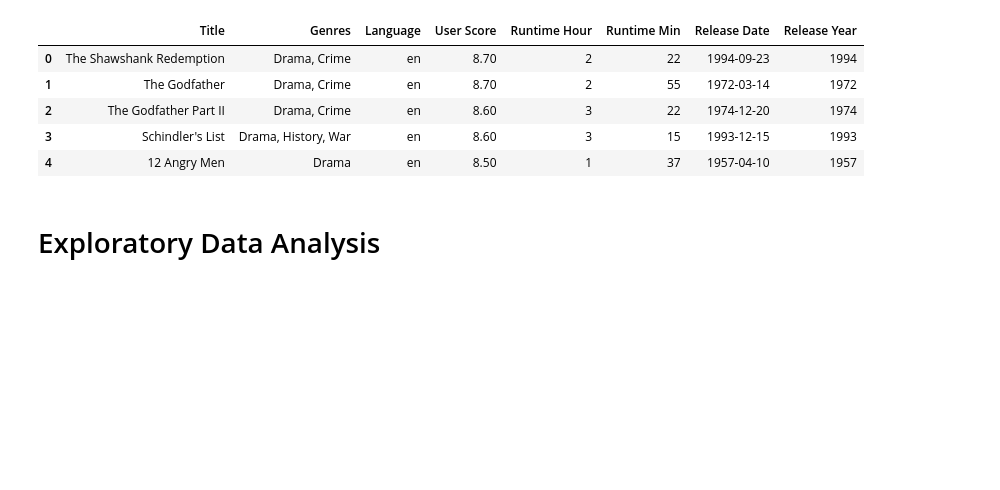
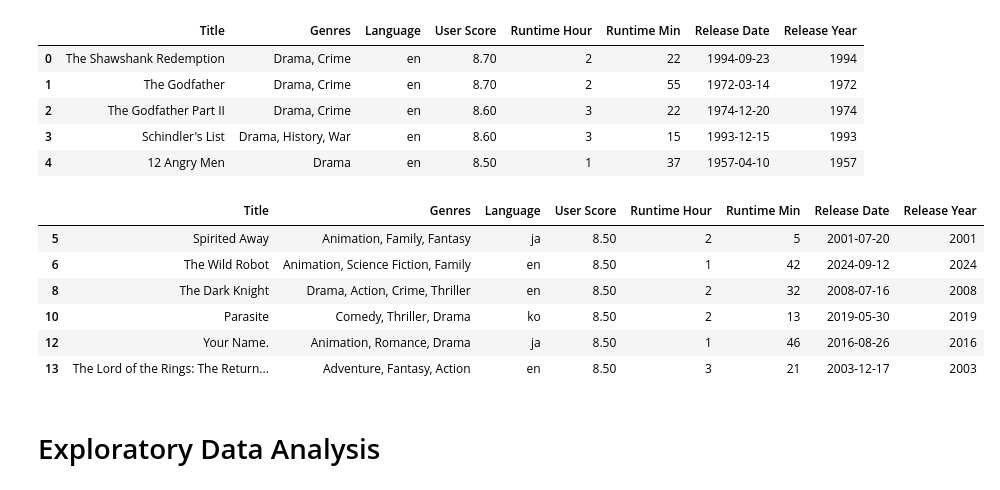
Before and after one commit to nebulos007/m2_project, a Jupyter notebook: movies.ipynb, the cells around one changed output. Saved outputs shown, nothing was run; the diff lists cells and outputs as text; code cells hidden in the pictures; blank space fills up the shorter version.

```diff
--- a/movies.ipynb
+++ b/movies.ipynb
@@ -188,6 +188,22 @@ movies.head()
 | 2 | The Godfather Part II | Drama, Crime | en | 8.60 | 3 | 22 | 1974-12-20 | 1974 |
 | 3 | Schindler's List | Drama, History, War | en | 8.60 | 3 | 15 | 1993-12-15 | 1993 |
 | 4 | 12 Angry Men | Drama | en | 8.50 | 1 | 37 | 1957-04-10 | 1957 |
+# %%
+# Filter for movies made after a certain year and above a certain score
+
+year_filter = 2000
+score_filter = 8.5
+filtered_movies = movies[(movies['Release Year'] >= year_filter) & (movies['User Score'] >= score_filter)]
+
+filtered_movies
+# %% [output]
+|  | Title | Genres | Language | User Score | Runtime Hour | Runtime Min | Release Date | Release Year |
+| 5 | Spirited Away | Animation, Family, Fantasy | ja | 8.50 | 2 | 5 | 2001-07-20 | 2001 |
+| 6 | The Wild Robot | Animation, Science Fiction, Family | en | 8.50 | 1 | 42 | 2024-09-12 | 2024 |
+| 8 | The Dark Knight | Drama, Action, Crime, Thriller | en | 8.50 | 2 | 32 | 2008-07-16 | 2008 |
+| 10 | Parasite | Comedy, Thriller, Drama | ko | 8.50 | 2 | 13 | 2019-05-30 | 2019 |
+| 12 | Your Name. | Animation, Romance, Drama | ja | 8.50 | 1 | 46 | 2016-08-26 | 2016 |
+| 13 | The Lord of the Rings: The Return... | Adventure, Fantasy, Action | en | 8.50 | 3 | 21 | 2003-12-17 | 2003 |
 # %% [markdown]
 <h1>Exploratory Data Analysis
 # %%
```
